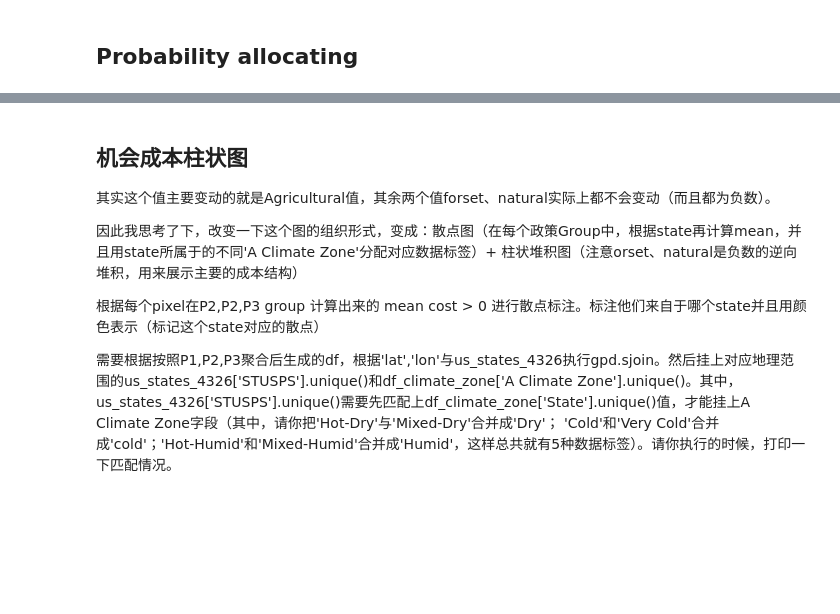
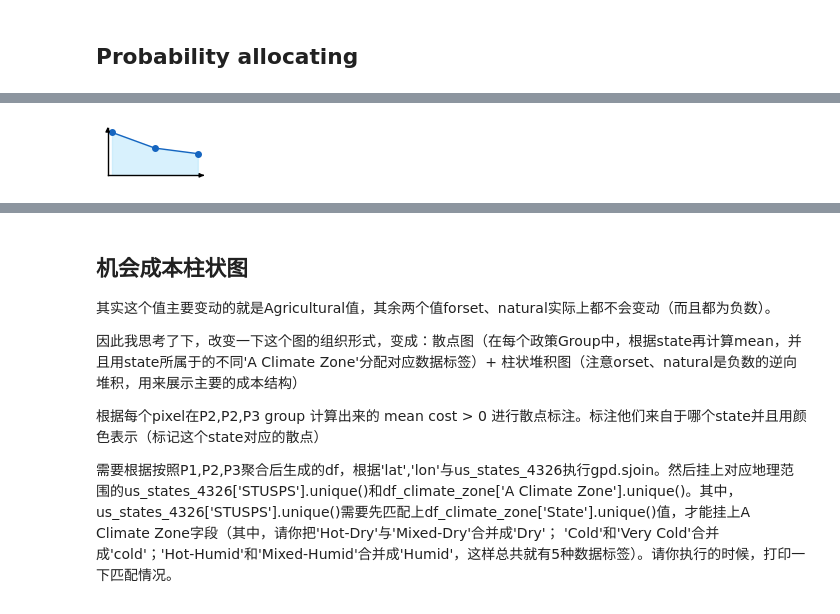
Before and after one commit to px39n/Landuse_Zhong, a Jupyter notebook: 7.3 Appendix_figure.ipynb, the cells around one changed output, grey strips where cells are left out. Drawn from its saved outputs; the diff is of its cells as text; code cells hidden in the pictures; blank space fills up the shorter version.

```diff
--- a/7.3 Appendix_figure.ipynb
+++ b/7.3 Appendix_figure.ipynb
@@ -1576,0 +1715,99 @@ _ = plot_landcover_analysis_separate(
+# %%
+def plot_pv_potential_trend(df_analysis, save_path=r'figure\US_figure\pv_potential_trend.png'):
+    """
+    绘制PV potential随时间变化的趋势曲线
+    使用与 visualize_predicted_prob_distribution 相同的字体和图形设置
+    """
+    import matplotlib.pyplot as plt
+    import numpy as np
+
+    # 定义变量列表和时间标签
+    varlist = ['pv_potential_2020_2029_sum', 'pv_potential_2030_2039_sum', 'pv_potential_2040_2049_sum']
+    time_labels = ['2020-2029', '2030-2039', '2040-2049']
+
+    # 计算每个变量的总和
+    values = [df_analysis[var].sum() for var in varlist]
+
+    # 设置颜色（参照 visualize_predicted_prob_distribution）
+    curve_color = '#1565C0'  # 深蓝色
+    fill_color = '#B3E5FC'   # 淡蓝色
+
+    # 设置图形参数（参照 visualize_predicted_prob_distribution）
+    fig, ax = plt.subplots(1, 1, figsize=(30/25.4, 15/25.4))
+    plt.rcParams['font.family'] = 'Arial'
+    plt.rcParams['font.size'] = 6
+    plt.rcParams['axes.labelcolor'] = 'black'
+    plt.rcParams['xtick.labelcolor'] = 'black'
+    plt.rcParams['ytick.labelcolor'] = 'black'
+
+    # 计算y轴范围：从最大值的1/2开始
+    y_max = max(values)
+    y_min = y_max * 0.5
+
+    # 绘制曲线
+    x = np.arange(len(varlist))
+    ax.plot(x, values, color=curve_color, linewidth=1, marker='o', markersize=4)
+
+    # 绘制阴影区域（从y_min开始）
+    ax.fill_between(x, y_min, values, color=fill_color, alpha=0.5)
+
+    # 设置y轴范围
+    ax.set_ylim(y_min, y_max * 1.05)  # 顶部留5%空间
+
+    # 设置图形位置
+    ax.set_position([0.05, 0.05, 0.9, 0.9])
+
+    # 不显示网格
+    ax.grid(False)
+
+    # 设置刻度参数
+    ax.tick_params(axis='both', which='major', width=0.5, length=2, labelsize=6, color='black')
+
+    # 设置边框
+    ax.spines['top'].set_visible(False)
+    ax.spines['right'].set_visible(False)
+    ax.spines['bottom'].set_visible(True)
+    ax.spines['left'].set_visible(True)
+    ax.spines['bottom'].set_color('black')
+    ax.spines['left'].set_color('black')
+    ax.spines['bottom'].set_linewidth(1)
+    ax.spines['left'].set_linewidth(1)
+
+    # 不显示tick和label（参照原函数）
+    ax.set_yticks([])
+    ax.set_xticks([])
+
+    # 添加箭头
+    ax.annotate('', xy=(1.02, 0), xycoords='axes fraction', xytext=(0.98, 0),
+                arrowprops=dict(arrowstyle='-|>', color='black', lw=1, fill=True))
+    ax.annotate('', xy=(0, 1.02), xycoords='axes fraction', xytext=(0, 0.98),
+                arrowprops=dict(arrowstyle='-|>', color='black', lw=1, fill=True))
+
+    # 调整布局
+    plt.subplots_adjust(left=0.1, right=0.9, top=0.9, bottom=0.1)
+
+    # 保存图片
+    plt.savefig(save_path, dpi=300, bbox_inches='tight', pad_inches=0.1)
+    plt.show()
+
+    print(f"✅ PV Potential趋势图已保存到: {save_path}")
+
+    # 输出统计信息
+    for label, val in zip(time_labels, values):
+        print(f"📊 {label}: {val:,.2f}")
+
+    return {
+        "time_periods": time_labels,
+        "values": values
+    }
+
+# 使用函数绘制趋势图
+if 'df_analysis' in locals():
+    result = plot_pv_potential_trend(
+        df_analysis,
+        save_path=r'figure\US_figure\pv_potential_trend.png'
+    )
+else:
+    print("⚠️ 请先确保 df_analysis 变量已定义")
+# %% [output]
+[figure, added]
```
Also changed, not shown: parts of 10 cells of this notebook, 3 other files.
